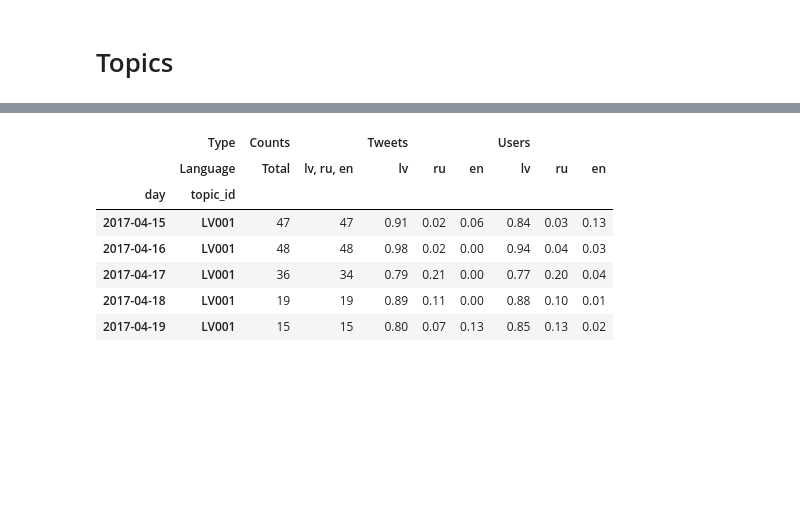
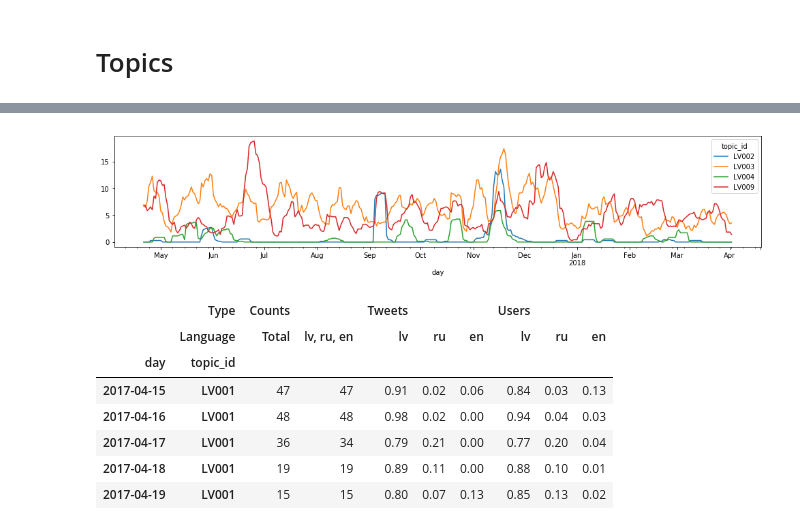
Before and after one commit to dimazest/2018-lv2, a Jupyter notebook: supplement/notebook.ipynb, the cells around one changed output, grey strips where cells are left out. Cells and saved outputs as stored; diff of their text form; code cells hidden in the pictures; blank space fills up the shorter version.

```diff
--- a/supplement/notebook.ipynb
+++ b/supplement/notebook.ipynb
@@ -130,3 +130,11 @@ relevance_judgments_count_by_day = (
+# %%
+(
+    relevance_judgments_count_by_day[['LV002', 'LV003', 'LV004', 'LV009']]
+    .rolling(window=7).mean()
+    .plot(figsize=(17, 3))
+);
+# %% [output]
+[figure, added]
 # %%
 _ = (
     pd.read_csv(
```
Also changed, not shown: parts of 16 cells of this notebook, 2 other files.
